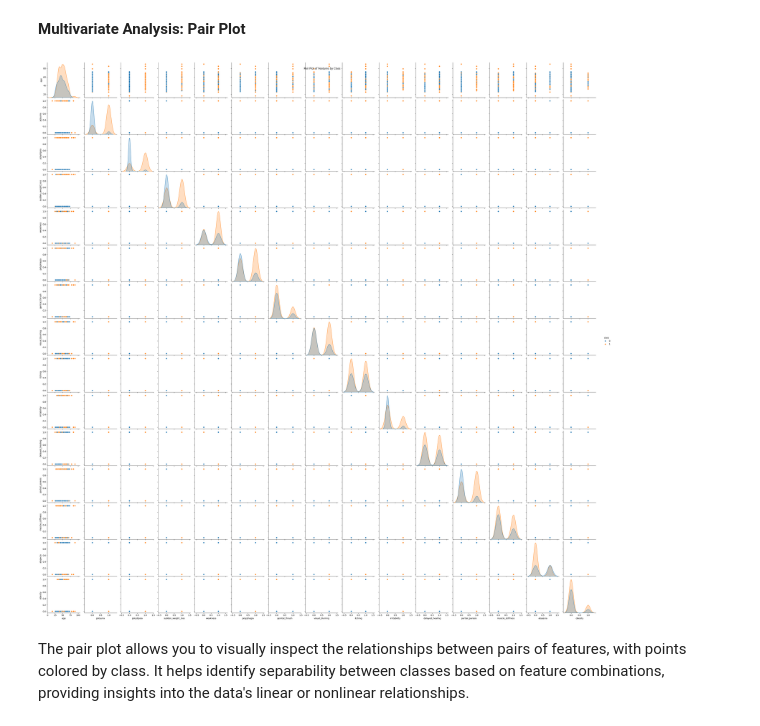
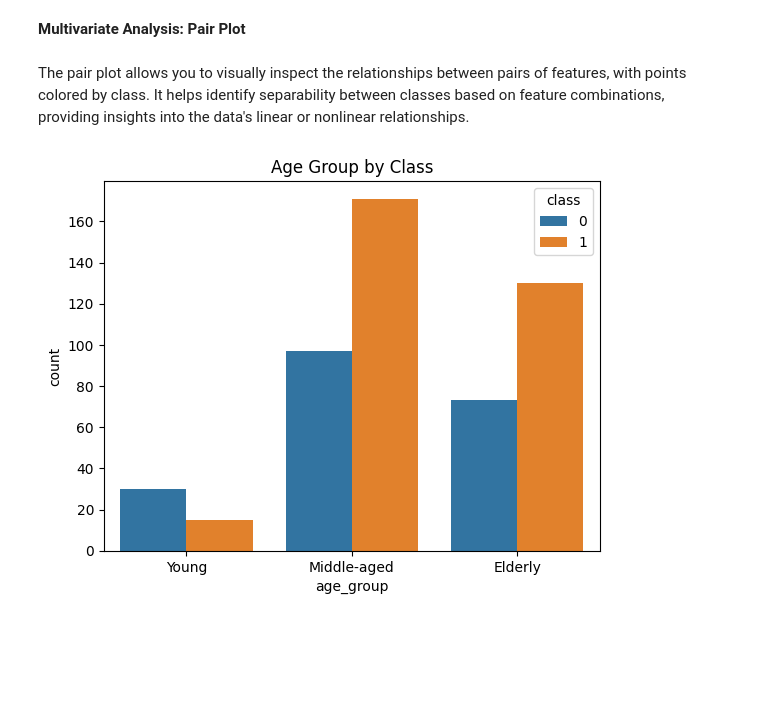
Before and after one commit to AKSHITHA-CHILUKA/Akshitha-GlucoSense-Infy-Nov2024, a Jupyter notebook: Diabities_data_analysis.ipynb, the cells around one changed output. Drawn from its saved outputs; the diff is of its cells as text; code cells hidden in the pictures; blank space fills up the shorter version.

```diff
--- a/Diabities_data_analysis.ipynb
+++ b/Diabities_data_analysis.ipynb
@@ -114,11 +114,12 @@ plt.show()
 The count plot shows the distribution of the polyuria feature for each class. If certain symptoms, like polyuria, are more prevalent in one class, this feature could be a strong indicator for prediction. Examining such relationships between symptoms and class can reveal critical patterns in the dataset.
 # %% [markdown]
 **Multivariate Analysis: Pair Plot**
-# %%
-sns.pairplot(df, hue='class')
-plt.suptitle('Pair Plot of Features by Class')
-plt.show()
-# %% [output]
-[figure, removed]
 # %% [markdown]
 The pair plot allows you to visually inspect the relationships between pairs of features, with points colored by class. It helps identify separability between classes based on feature combinations, providing insights into the data's linear or nonlinear relationships.
+# %%
+df['age_group'] = pd.cut(df['age'], bins=[0, 30, 50, 80], labels=['Young', 'Middle-aged', 'Elderly'])
+sns.countplot(x='age_group', hue='class', data=df)
+plt.title('Age Group by Class')
+plt.show()
+# %% [output]
+[figure, added]
```
Also changed, not shown: parts of 11 cells of this notebook.
